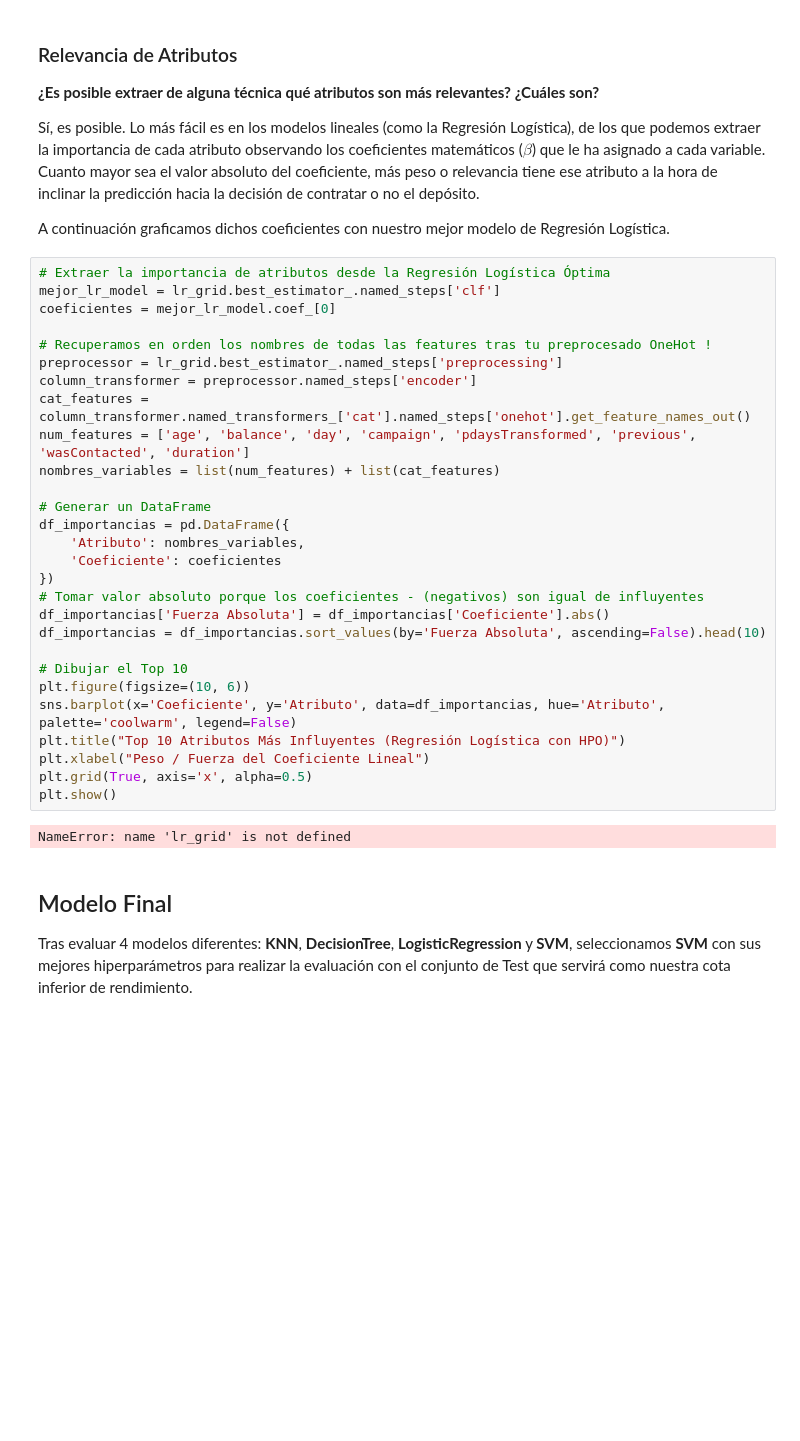
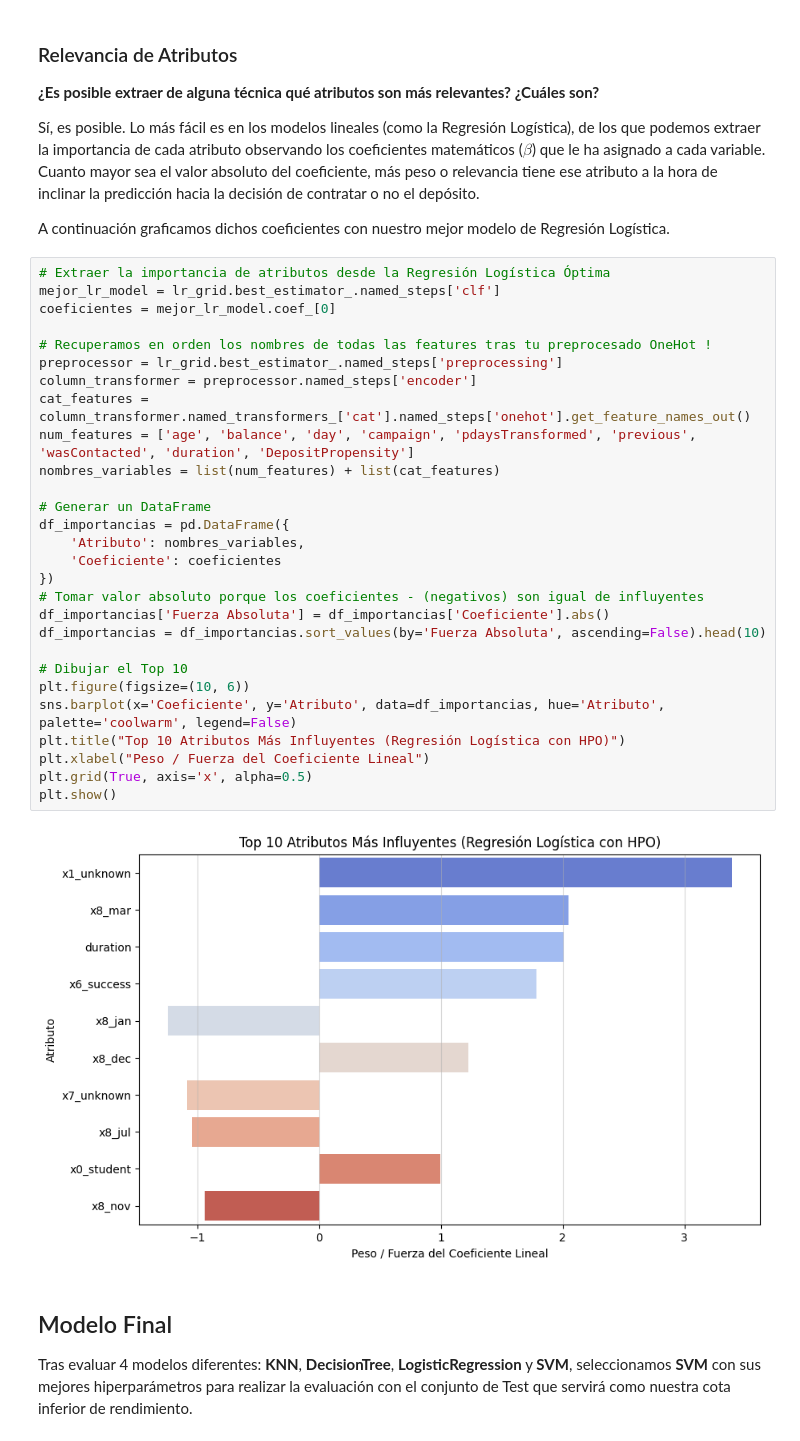
Before and after one commit to aleLobo31/UC3M_ML_P1_G26, a Jupyter notebook: notebooks/preprocessing.ipynb, the cells around one changed output. Drawn from its saved outputs; the diff is of its cells as text; blank space fills up the shorter version.

```diff
--- a/notebooks/preprocessing.ipynb
+++ b/notebooks/preprocessing.ipynb
@@ -982,33 +982,33 @@ A continuación graficamos dichos coeficientes con nuestro mejor modelo de Regre
 # %%
 # Extraer la importancia de atributos desde la Regresión Logística Óptima
 mejor_lr_model = lr_grid.best_estimator_.named_steps['clf']
 coeficientes = mejor_lr_model.coef_[0]
 
 # Recuperamos en orden los nombres de todas las features tras tu preprocesado OneHot !
 preprocessor = lr_grid.best_estimator_.named_steps['preprocessing']
 column_transformer = preprocessor.named_steps['encoder']
 cat_features = column_transformer.named_transformers_['cat'].named_steps['onehot'].get_feature_names_out()
-num_features = ['age', 'balance', 'day', 'campaign', 'pdaysTransformed', 'previous', 'wasContacted', 'duration']
+num_features = ['age', 'balance', 'day', 'campaign', 'pdaysTransformed', 'previous', 'wasContacted', 'duration', 'DepositPropensity']
 nombres_variables = list(num_features) + list(cat_features)
 
 # Generar un DataFrame
 df_importancias = pd.DataFrame({
     'Atributo': nombres_variables,
     'Coeficiente': coeficientes
 })
 # Tomar valor absoluto porque los coeficientes - (negativos) son igual de influyentes
 df_importancias['Fuerza Absoluta'] = df_importancias['Coeficiente'].abs()
 df_importancias = df_importancias.sort_values(by='Fuerza Absoluta', ascending=False).head(10)
 
 # Dibujar el Top 10
 plt.figure(figsize=(10, 6))
 sns.barplot(x='Coeficiente', y='Atributo', data=df_importancias, hue='Atributo', palette='coolwarm', legend=False)
 plt.title("Top 10 Atributos Más Influyentes (Regresión Logística con HPO)")
 plt.xlabel("Peso / Fuerza del Coeficiente Lineal")
 plt.grid(True, axis='x', alpha=0.5)
 plt.show()
 # %% [output]
-NameError: name 'lr_grid' is not defined
+[figure, added]
 # %% [markdown]
 ## Modelo Final
 
```
Also changed, not shown: parts of 3 cells of this notebook.
